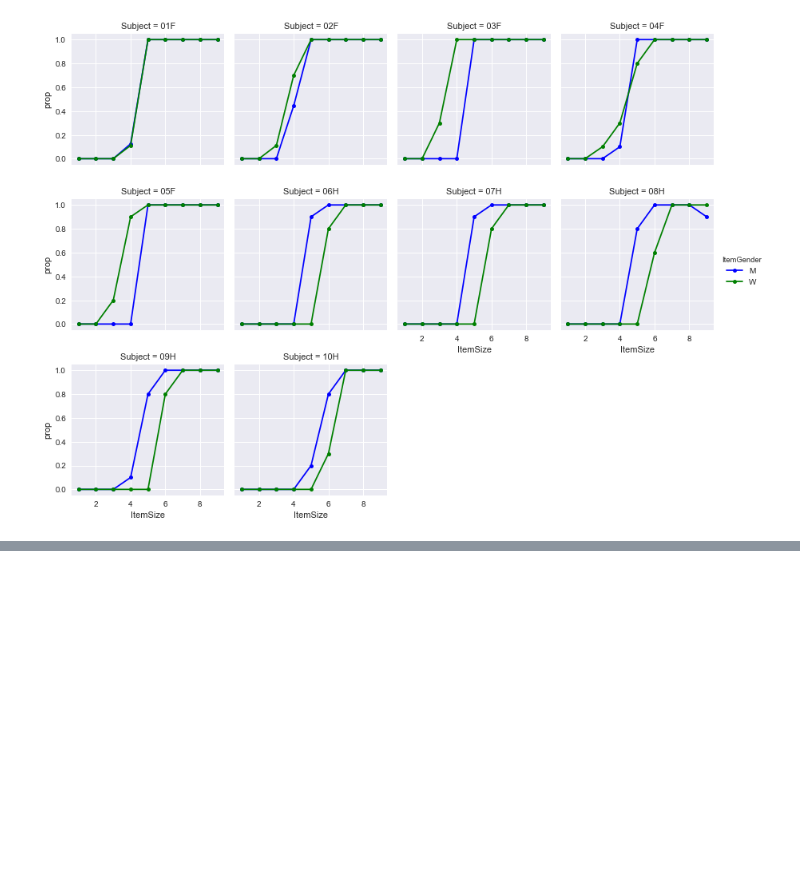
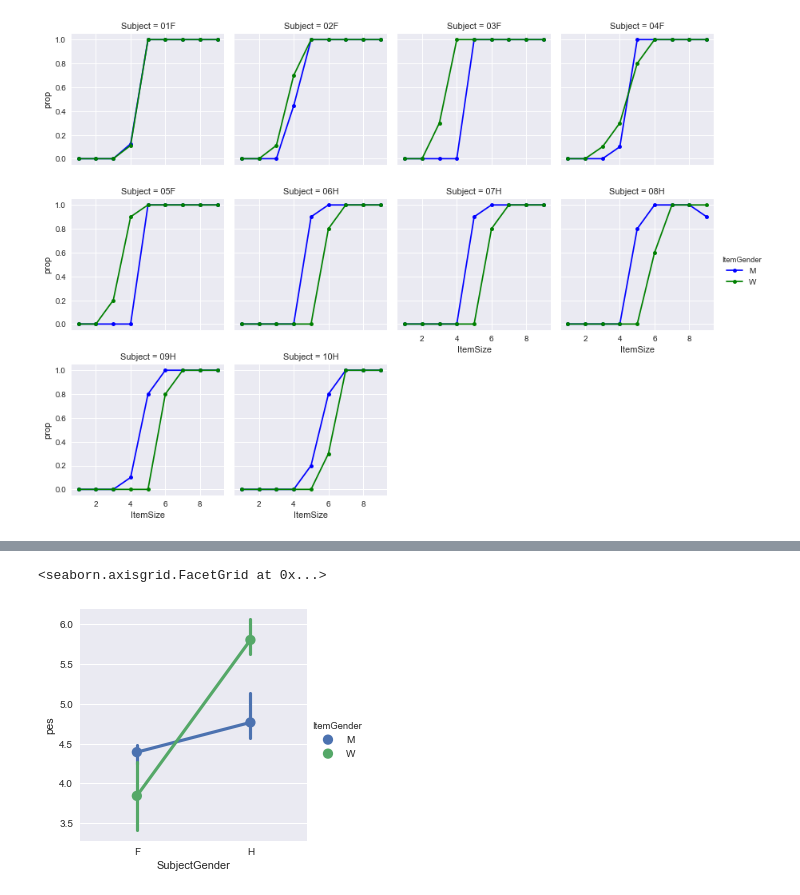
Before and after one commit to Lx37/formation_python_nsco_2017, a Jupyter notebook: NB_sans_reponses/exo_final.ipynb, the cells around one changed output, grey strips where cells are left out. Cells and saved outputs as stored; diff of their text form; code cells hidden in the pictures; blank space fills up the shorter version.

```diff
--- a/NB_sans_reponses/exo_final.ipynb
+++ b/NB_sans_reponses/exo_final.ipynb
@@ -300,0 +449,7 @@ grid.add_legend()
+# %%
+#Afficahge 1
+sns.factorplot(data=all_pes, x='SubjectGender', hue='ItemGender',
+               pallette=colors_item_gender, y='pes')
+# %% [output]
+<seaborn.axisgrid.FacetGrid at 0x...>
+[figure, added]
```
Also changed, not shown: parts of 11 cells of this notebook.
